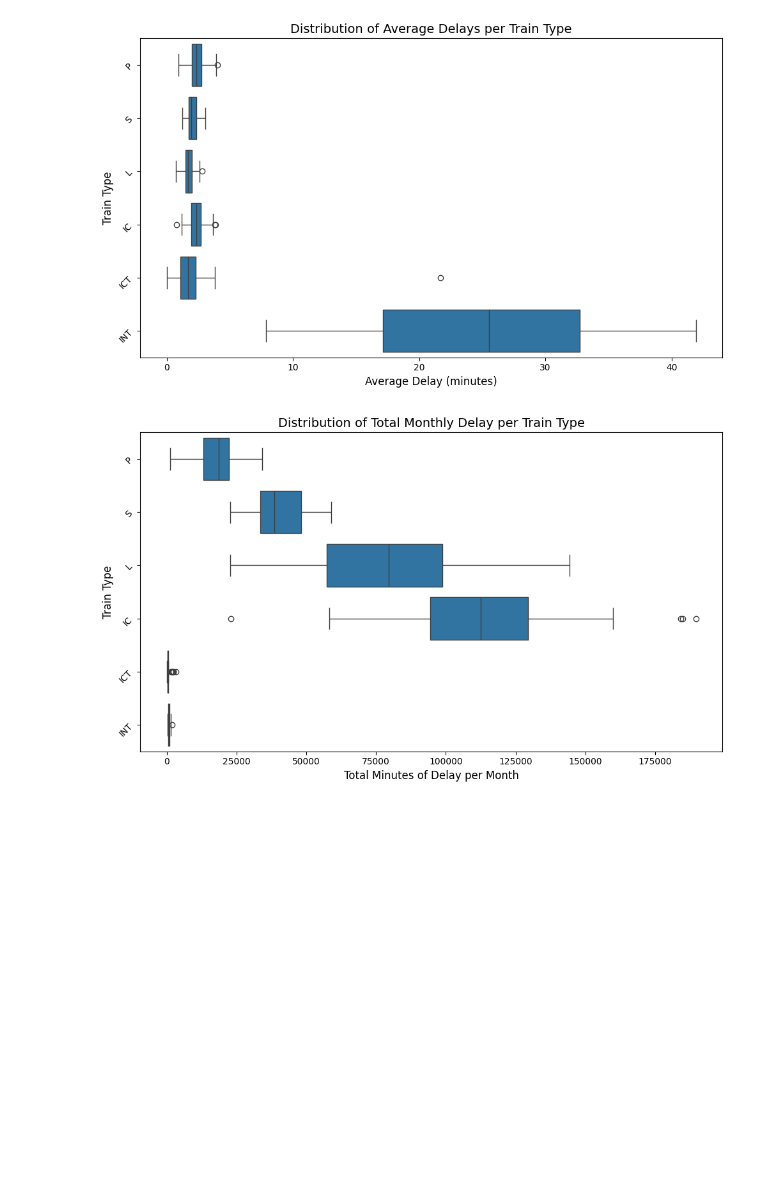
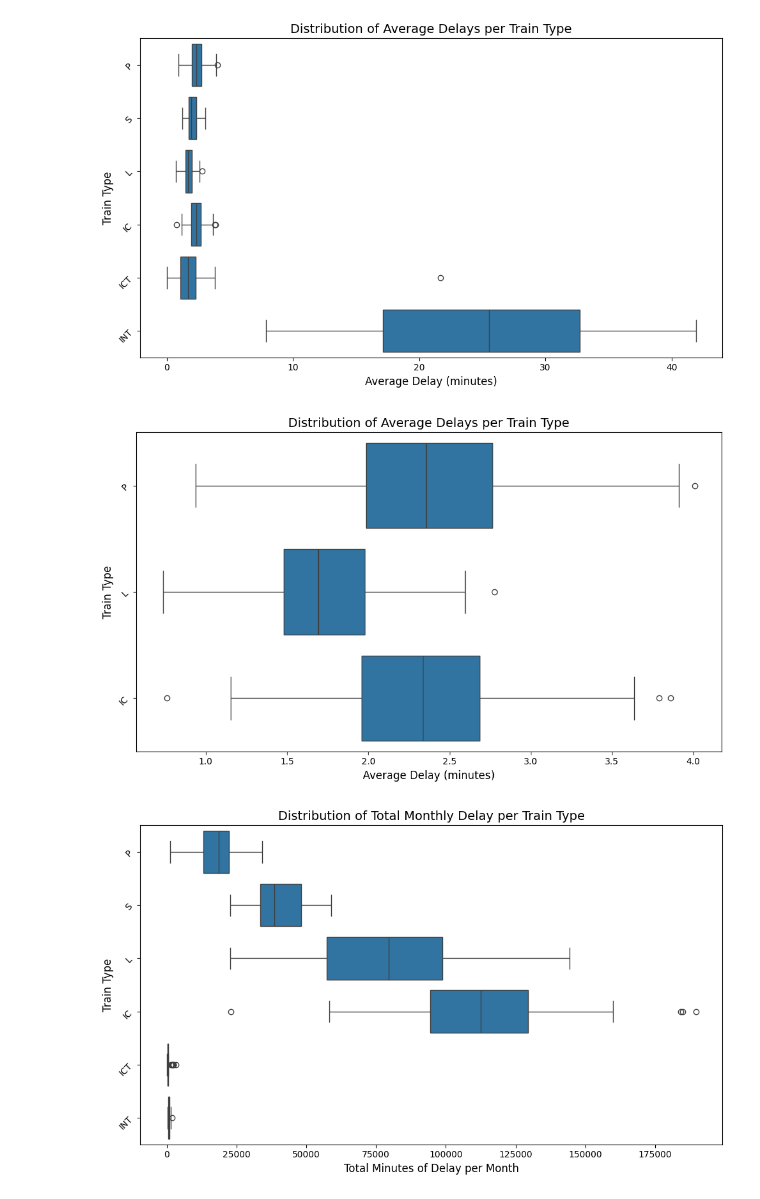
Before and after one commit to Datavisualiatie-UGent/project-dv25-6, a Jupyter notebook: analysis/analysis-emma.ipynb, the cells around one changed output. Cells and saved outputs as stored; diff of their text form; code cells hidden in the pictures; blank space fills up the shorter version.

```diff
--- a/analysis/analysis-emma.ipynb
+++ b/analysis/analysis-emma.ipynb
@@ -354,6 +354,29 @@ plt.tight_layout()
 plt.show()
 # %% [output]
 [figure]
+# %%
+# Recalculate Average Delay per entry (if not already in your df)
+df['Average Delay'] = df['Minutes of delay'] / df['Number of operated trains']
+
+# Filter out the ICT, INT, and S train types
+filtered_df = df[~df['Train type'].isin(['ICT', 'INT', 'S'])]
+
+# Create the boxplot: distribution of average delay per train type
+plt.figure(figsize=(10, 6))
+sns.boxplot(data=filtered_df, y='Train type', x='Average Delay')
+
+# Customize the plot
+plt.title("Distribution of Average Delays per Train Type", fontsize=14)
+plt.xlabel("Average Delay (minutes)", fontsize=12)
+plt.ylabel("Train Type", fontsize=12)
+
+# Optional: rotate y labels if they overlap
+plt.yticks(rotation=45)
+
+plt.tight_layout()
+plt.show()
+# %% [output]
+[figure, added]
 # %%
 # Convert 'Month' to datetime for good measure
 df['Month'] = pd.to_datetime(df['Month'], format='%Y-%m')
```
Also changed, not shown: parts of 3 cells of this notebook.
